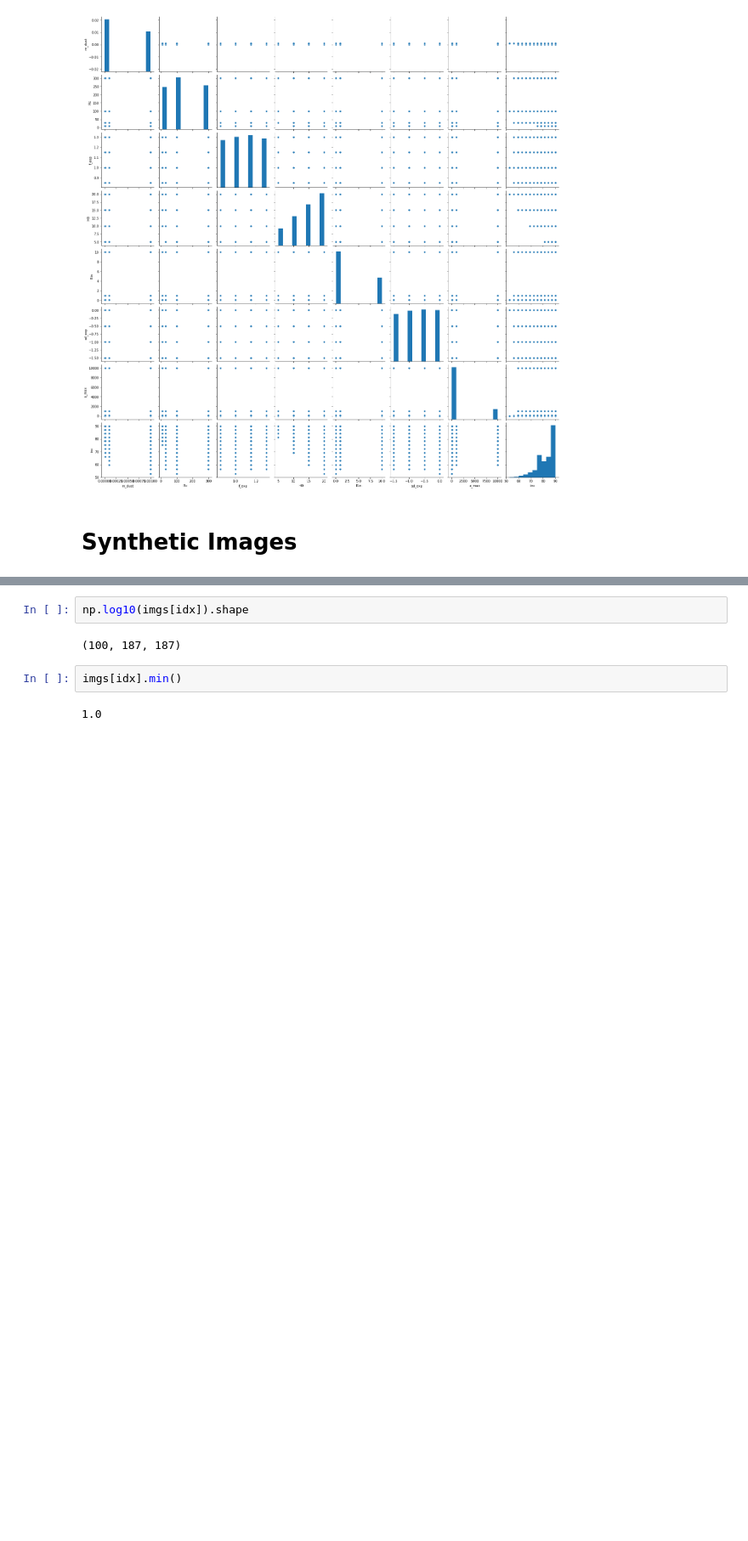
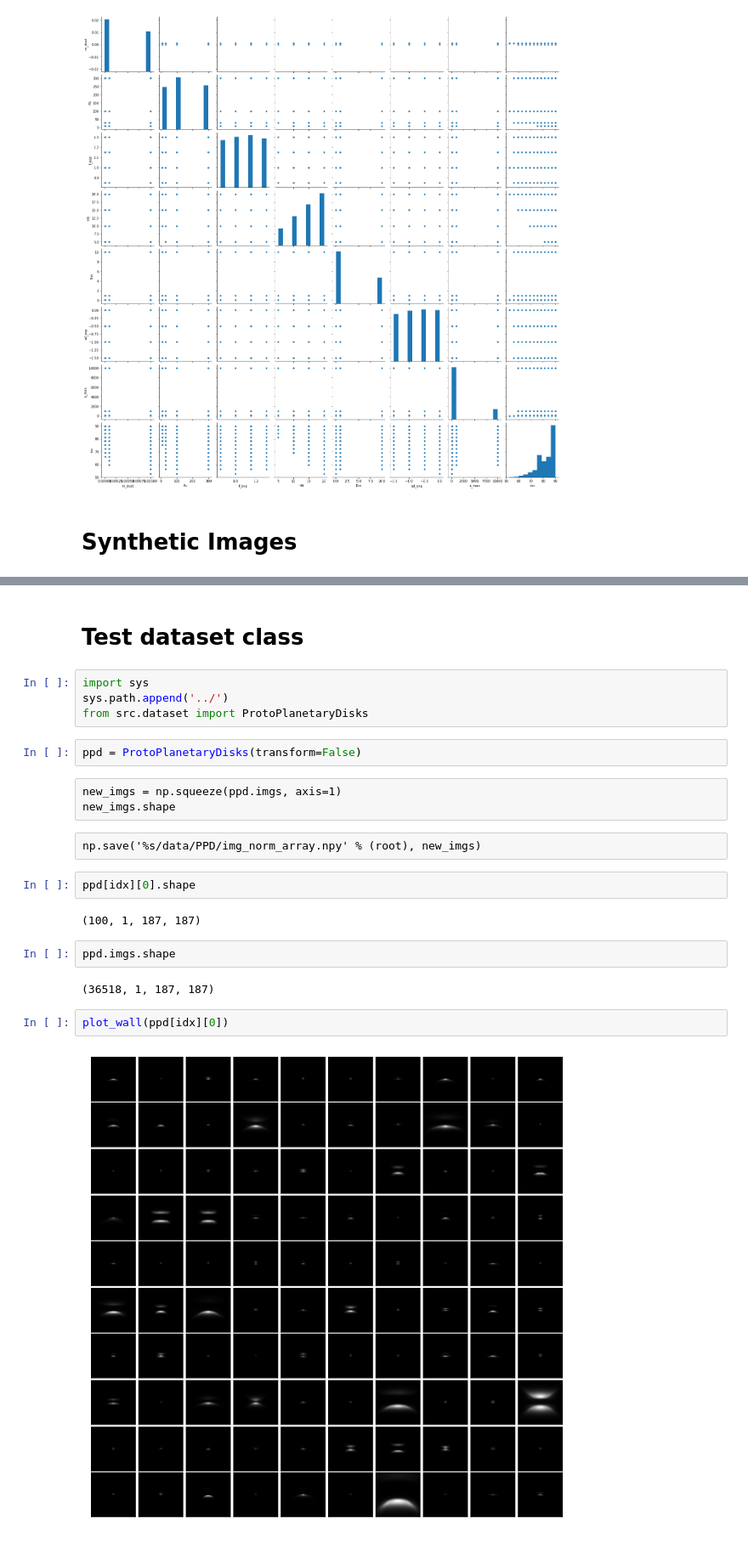
Before and after one commit to ztelkamp/PPDAE, a Jupyter notebook: notebooks/data_exploration.ipynb, the cells around one changed output, grey strips where cells are left out. Shown at 85% size. Cells and saved outputs as stored; diff of their text form; blank space fills up the shorter version.

Commit message:
augmentation and data viz nbs

```diff
--- a/notebooks/data_exploration.ipynb
+++ b/notebooks/data_exploration.ipynb
@@ -117,8 +117,25 @@ plot_wall(np.log10(imgs[idx]))
+# %% [markdown]
+# Test dataset class
+# %%
+import sys
+sys.path.append('../')
+from src.dataset import ProtoPlanetaryDisks
+# %%
+ppd = ProtoPlanetaryDisks(transform=False)
+# %% [raw]
+new_imgs = np.squeeze(ppd.imgs, axis=1)
+new_imgs.shape
+# %% [raw]
+np.save('%s/data/PPD/img_norm_array.npy' % (root), new_imgs)
+# %%
+ppd[idx][0].shape
+# %% [output]
+(100, 1, 187, 187)
 # %%
-np.log10(imgs[idx]).shape
+ppd.imgs.shape
 # %% [output]
-(100, 187, 187)
+(36518, 1, 187, 187)
-# %%
-imgs[idx].min()
-# %% [output]
-1.0
+# %%
+plot_wall(ppd[idx][0])
+# %% [output]
+[figure, added]
```
Also changed, not shown: parts of 8 cells of this notebook, 1 other file.
